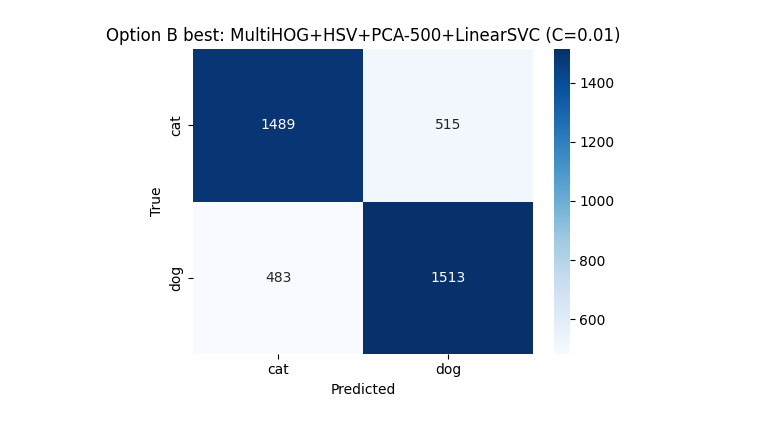
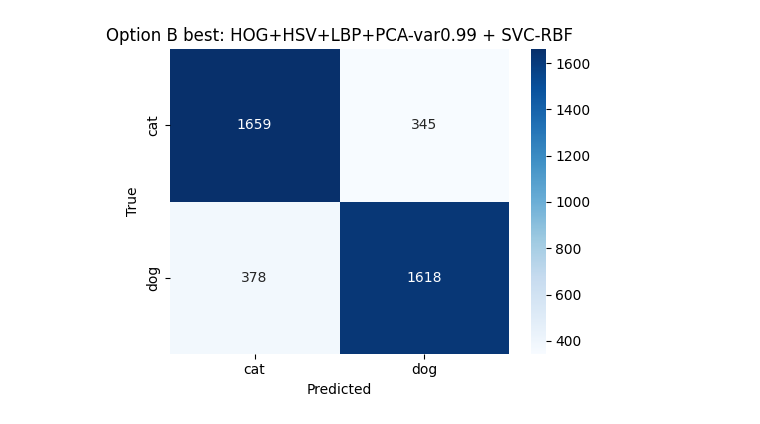
Before and after one commit to ECSE415-group-3/ecse415-final-project, a Jupyter notebook: notebooks/02-appearace-based-model-optionB.ipynb, the cells around one changed output. Drawn from its saved outputs; the diff is of its cells as text; code cells hidden in the pictures.

Commit message:
improved the option B model and speed

```diff
--- a/notebooks/02-appearace-based-model-optionB.ipynb
+++ b/notebooks/02-appearace-based-model-optionB.ipynb
@@ -361,15 +402,15 @@ baseline PCA-200+LogReg -> {'accuracy': 0.6175, 'precision': 0.6188775510204082,
 # %%
 # ---------------------------------------------------------------------------
-# Extract optimal feature set from train + test splits
-# Hyperparameters fixed based on 02b ablation results:
-#   HOG: 9 orientations, ppc=(8,8) + ppc=(16,16), cpb=(2,2)
-#   HSV: 12 bins per channel
+# Extract global appearance features: multi-scale HOG + HSV + LBP, then standardize (train-only)
 # ---------------------------------------------------------------------------
 
-HOG_ORIENTATIONS     = 9
-HOG_CELLS_PER_BLOCK  = (2, 2)
-HOG_SCALES_PPC       = [(8, 8), (16, 16)]
-HSV_BINS             = 12
+HOG_ORIENTATIONS = 9
+HOG_CELLS_PER_BLOCK = (2, 2)
+HOG_SCALES_PPC = [(8, 8), (12, 12), (16, 16)]
+HSV_BINS = 16
+INCLUDE_LBP = True
+LBP_N_POINTS = 24
+LBP_RADIUS = 3
 
 print("Extracting features for train split...")
 X_train_feats = extract_combined_features(
@@ -378,6 +419,10 @@ X_train_feats = extract_combined_features(
     hog_cells_per_block=HOG_CELLS_PER_BLOCK,
     hog_scales_ppc=HOG_SCALES_PPC,
     hsv_bins=HSV_BINS,
+    n_jobs=FEAT_EXTRACT_N_JOBS,
+    include_lbp=INCLUDE_LBP,
+    lbp_n_points=LBP_N_POINTS,
+    lbp_radius=LBP_RADIUS,
 )
 
 print("Extracting features for test split...")
@@ -387,12 +432,21 @@ X_test_feats = extract_combined_features(
     hog_cells_per_block=HOG_CELLS_PER_BLOCK,
     hog_scales_ppc=HOG_SCALES_PPC,
     hsv_bins=HSV_BINS,
+    n_jobs=FEAT_EXTRACT_N_JOBS,
+    include_lbp=INCLUDE_LBP,
+    lbp_n_points=LBP_N_POINTS,
+    lbp_radius=LBP_RADIUS,
 )
 
-print(f"\nRaw feature dimensionality: {X_train_feats.shape[1]}")
-print(f"  (multi-scale HOG + {3 * HSV_BINS} HSV histogram features)")
+n_feat = X_train_feats.shape[1]
+n_hsv = 3 * HSV_BINS
+n_lbp = LBP_N_POINTS + 2
+print("")
+print("Raw feature dimensionality: {}".format(n_feat))
+print(
+    "  (triple-scale HOG + {} HSV + {} LBP features)".format(n_hsv, n_lbp)
+)
 
-# Standardize (fit on train only)
 X_train_s, X_test_s, feat_scaler = standardize_features(X_train_feats, X_test_feats)
 print("Features standardized.")
 # %% [output]
@@ -508,16 +553,15 @@ plot_model_comparison(results)
 # %%
 # Compute and display confusion matrix for the best model
 best_cm = compute_confusion_matrix(y_test, best_y_pred)
-_depth_title = "None" if best_max_depth is None else str(best_max_depth)
+_pca_t = format_pca_spec_label(best_pca_spec)
 plot_confusion_matrix(
     best_cm,
     title=(
-        f"Option B best: MultiHOG+HSV+PCA-{best_n_components}"
-        f"+RF (trees={best_n_estimators}, max_depth={_depth_title})"
+        "Option B best: HOG+HSV+LBP+PCA-{} + {}".format(_pca_t, best_clf_label)
     ),
 )
 # %% [output]
-[figure, old version]
+[figure, new version]
 # %%
 # Show sample predictions from the internal test split
 plot_sample_predictions(
```
Also changed, not shown: parts of 15 cells of this notebook, 4 other files.
